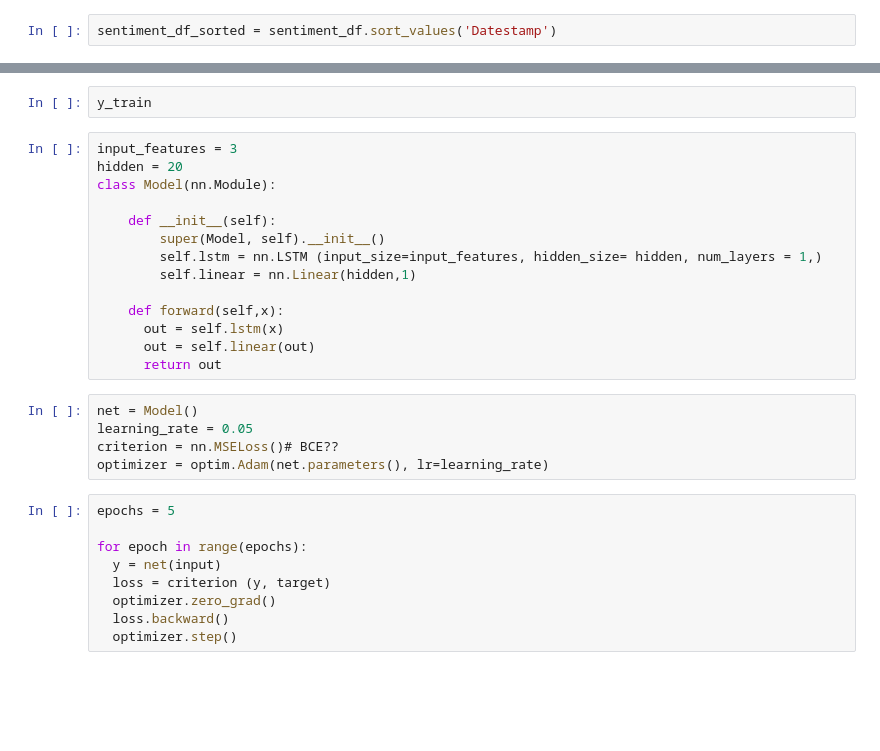
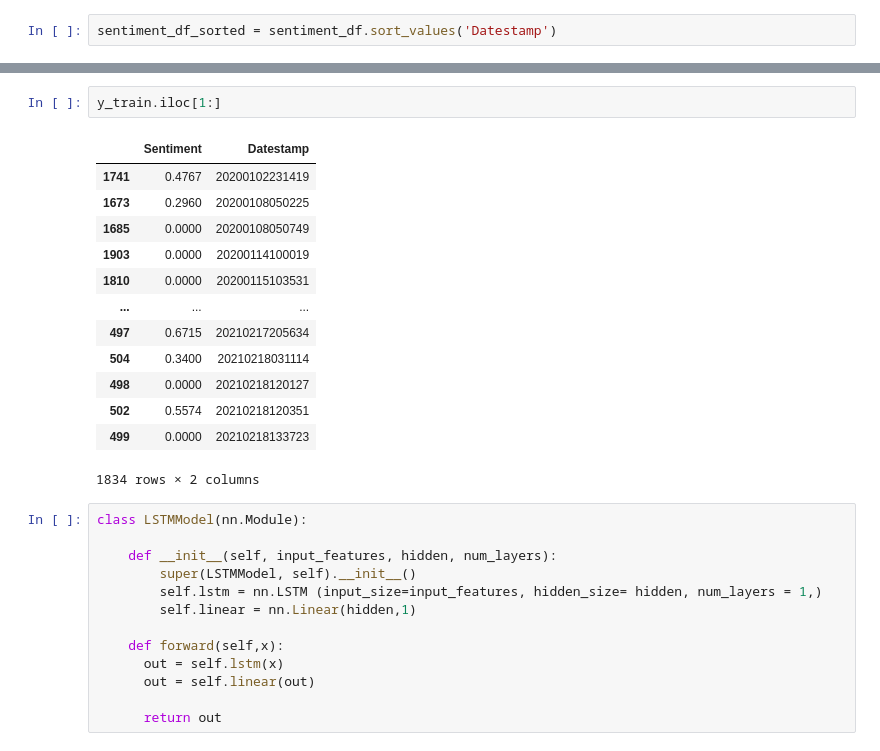
Before and after one commit to kimberlyhau/StockMarketPredictor, a Jupyter notebook: LSTMModel_Predictor.ipynb, the cells around one changed output, grey strips where cells are left out. Drawn from its saved outputs; the diff is of its cells as text; blank space fills up the shorter version.

```diff
--- a/LSTMModel_Predictor.ipynb
+++ b/LSTMModel_Predictor.ipynb
@@ -136,30 +238,29 @@ X_val = test_and_val[int(test_and_val.shape[0]*0.5):].reset_index(drop=True)
 # %%
-y_train
+y_train.iloc[1:]
+# %% [output]
+|  | Sentiment | Datestamp |
+| 1741 | 0.4767 | 20200102231419 |
+| 1673 | 0.2960 | 20200108050225 |
+| 1685 | 0.0000 | 20200108050749 |
+| 1903 | 0.0000 | 20200114100019 |
+| 1810 | 0.0000 | 20200115103531 |
+| ... | ... | ... |
+| 497 | 0.6715 | 20210217205634 |
+| 504 | 0.3400 | 20210218031114 |
+| 498 | 0.0000 | 20210218120127 |
+| 502 | 0.5574 | 20210218120351 |
+| 499 | 0.0000 | 20210218133723 |
+1834 rows × 2 columns
 # %%
-input_features = 3
-hidden = 20
-class Model(nn.Module):
+class LSTMModel(nn.Module):
 
-    def __init__(self):
-        super(Model, self).__init__()
+    def __init__(self, input_features, hidden, num_layers):
+        super(LSTMModel, self).__init__()
         self.lstm = nn.LSTM (input_size=input_features, hidden_size= hidden, num_layers = 1,)
         self.linear = nn.Linear(hidden,1)
 
     def forward(self,x):
       out = self.lstm(x)
       out = self.linear(out)
+
       return out
-# %%
-net = Model()
-learning_rate = 0.05
-criterion = nn.MSELoss()# BCE??
-optimizer = optim.Adam(net.parameters(), lr=learning_rate)
-# %%
-epochs = 5
-
-for epoch in range(epochs):
-  y = net(input)
-  loss = criterion (y, target)
-  optimizer.zero_grad()
-  loss.backward()
-  optimizer.step()
```
Also changed, not shown: parts of 13 cells of this notebook.
